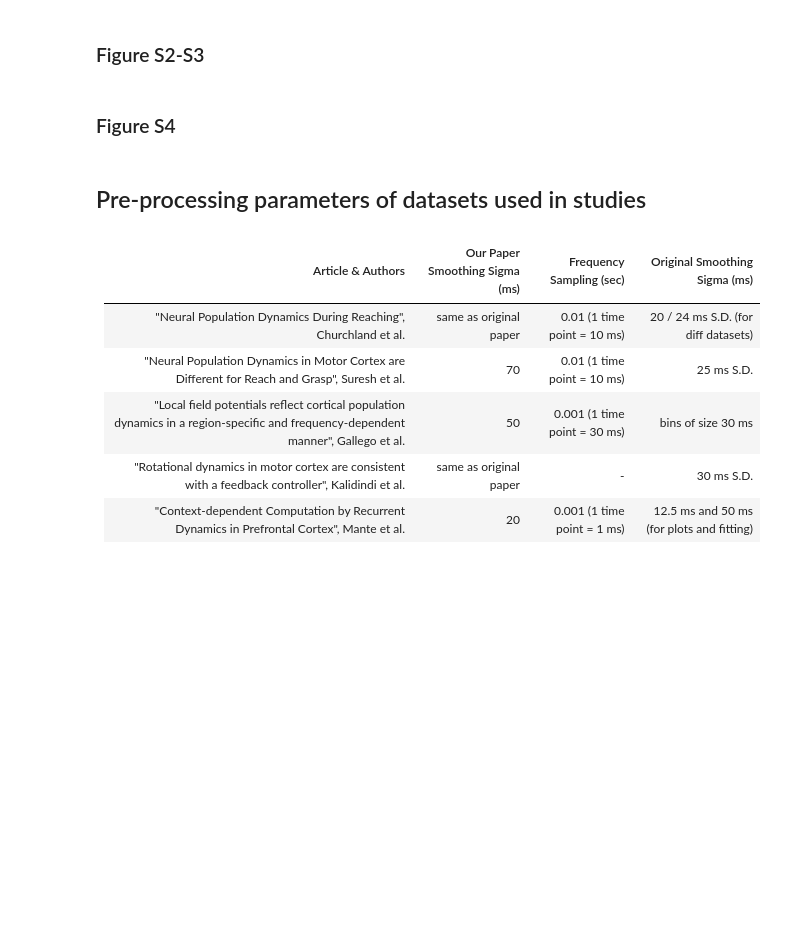
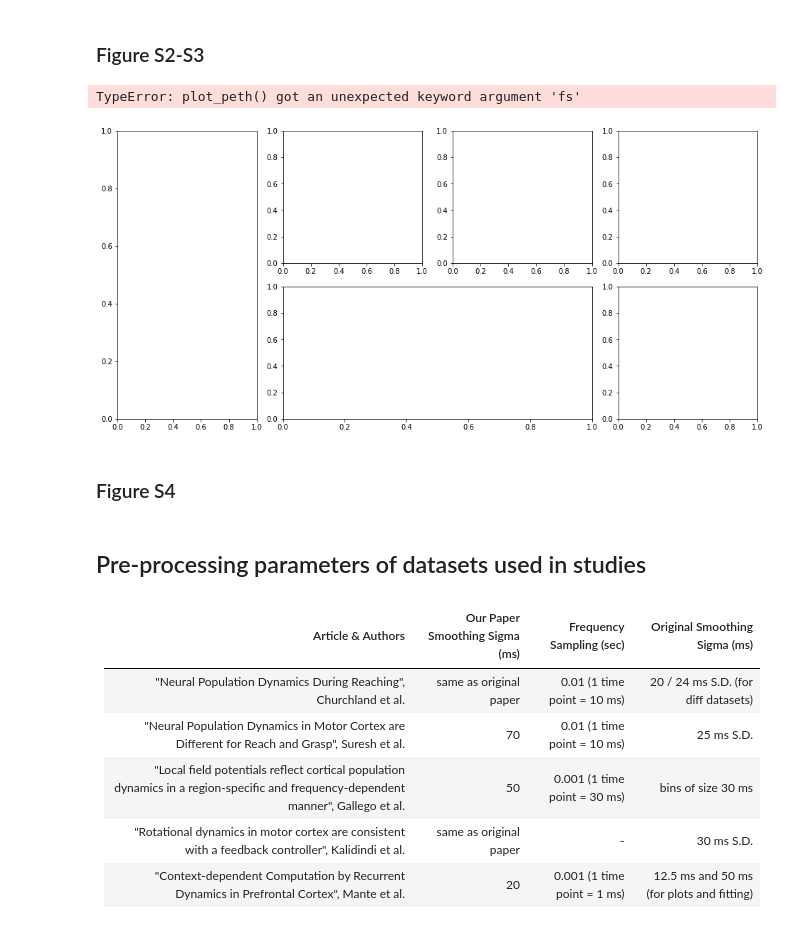
Before and after one commit to NevVerVer/neural-dynamics-gyration, a Jupyter notebook: datasets_analysis.ipynb, the cells around one changed output. Saved outputs shown, nothing was run; the diff lists cells and outputs as text; code cells hidden in the pictures; blank space fills up the shorter version.

```diff
--- a/datasets_analysis.ipynb
+++ b/datasets_analysis.ipynb
@@ -176,12 +214,34 @@ DATA_PATH = 'images/'
 # %% [markdown]
 ### Figure S2-S3
 # %%
-all_names = ['churhc', 'grasp', 'lfp', 'khalid', 'pfc']
+from utils.vis import (
+    plot_peth,
+    plot_curvature,
+    build_jPCA,
+    build_pca,
+    plot_R2_fitting,
+    )
+from datasets_config import (
+    dataset_params,
+    # data_pathes,
+    )
 
-for nam, params, dpath in zip(all_names, dataset_params, data_pathes):
+DATA_PATH = ''
+data_pathes = {
+    'church': 'preprocessed2h5/church_dataset.h5',
+    'grasp': 'preprocessed2h5/Dataset4_Grasping_fg.h5',
+    'lfp': 'preprocessed2h5/Han_CO_20171207_LeftS1Area2.h5',
+    'khaild': 'preprocessed2h5/Patch_A5.h5',
+    'pfc': 'preprocessed2h5/A_color_movement_context_36cond.h5',
+}
+
+for nam in ['church', 'grasp', 'lfp', 'khalid', 'pfc']:
+    params = dataset_params[nam + '_params']
+    dpath = data_pathes[nam]
+
     d_dict = load_h5_file(DATA_PATH, dpath)
     datas = d_dict["data"]
-    go_cue = d_dict["align_cue_idx"]
+    go_cue = d_dict["go_cue"]
 
     if nam == 'grasp':
         datas = d_dict["data"][:, 220:300, :]
@@ -242,35 +302,38 @@ for nam, params, dpath in zip(all_names, dataset_params, data_pathes):
     for axis in ['top', 'bottom', 'left', 'right']:
         ax3.spines[axis].set_linewidth(0.5)
     ax3.set_xticks([])
     ax3.set_yticks([])
     # ax3.set_xlabel('projection onto jPC1, a.u.', fontsize=10)
     # ax3.set_ylabel('projection onto jPC2, a.u.', fontsize=10)
     ax3.set_title('jPCA plane (running wave model)', fontsize=14)
 
     # 5 - R2 fitting distribution
     ax5.hist(np.array(r2).ravel(), bins=params['bins'], color=journ_color_dict['blue'],
               edgecolor='white', linewidth=0.7)
     ax5.axvline(np.nanmean(r2), c=journ_color_dict['red'],
                 label='mean={}'.format(round(np.nanmean(r2), 2)), ls='--', alpha=0.6)
     ax5.yaxis.tick_right()
     ax5.set_xlim([0., 1.009])
     for axis in ['top', 'bottom', 'left', 'right']:
         ax5.spines[axis].set_linewidth(0.5)
 
     import matplotlib.ticker as ticker
     ax5.xaxis.set_major_locator(ticker.MultipleLocator(0.5))
     ax5.yaxis.set_major_locator(ticker.MultipleLocator(40))
     ax5.legend()
     ax5.grid(alpha=0.3)
     ax5.set_facecolor(bg_gray_color)
     ax5.set_title('Distribution of R2', fontsize=14)
     ax5.yaxis.set_major_locator(ticker.MultipleLocator(params['hist_space']))
     ax5.yaxis.tick_right()
 
-    plt.savefig(PATH_DRAFT + figSN_dir + nam + '.pdf', dpi=300, format='pdf',
-                bbox_inches='tight', pad_inches=0.0)
+    # plt.savefig(PATH_DRAFT + nam + '.pdf', dpi=300, format='pdf',
+    #             bbox_inches='tight', pad_inches=0.0)
     plt.tight_layout()
     plt.show()
+# %% [output]
+TypeError: plot_peth() got an unexpected keyword argument 'fs'
+[figure, added]
 # %% [markdown]
 ### Figure S4
 # %% [markdown]
```
Also changed, not shown: parts of 4 cells of this notebook, 3 other files.
